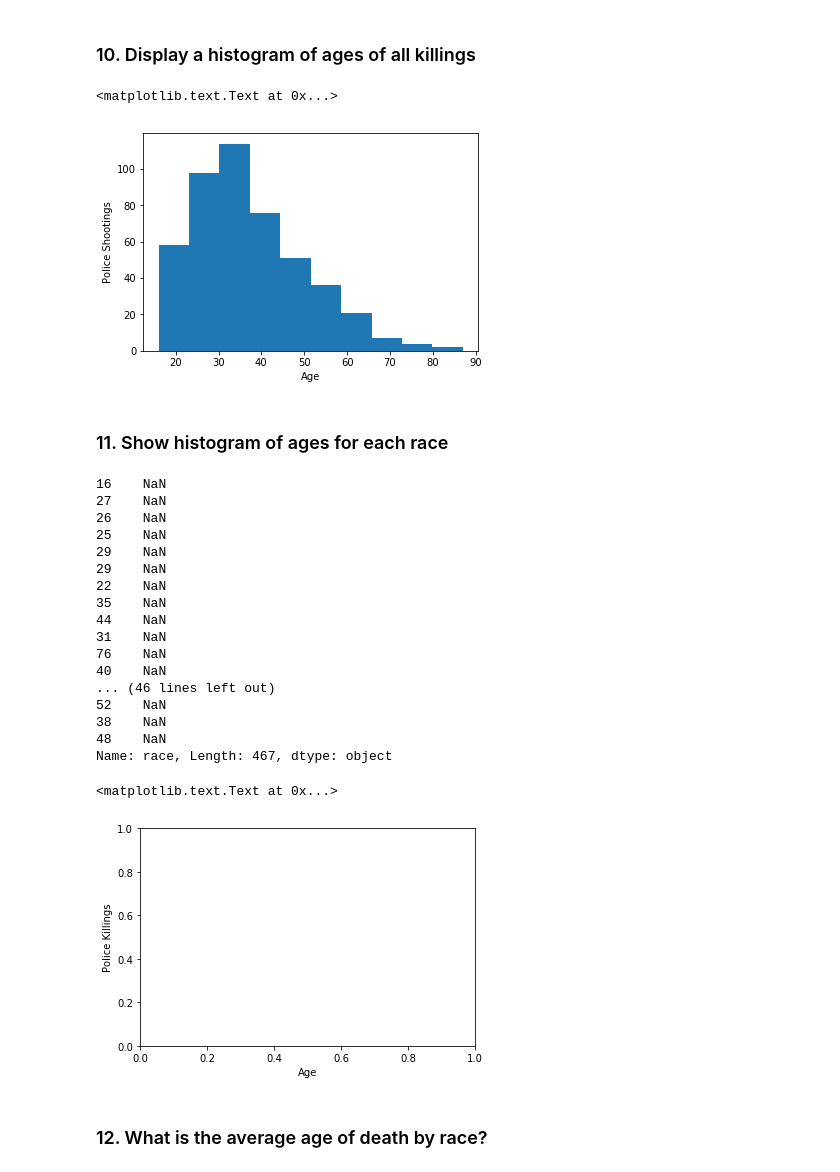
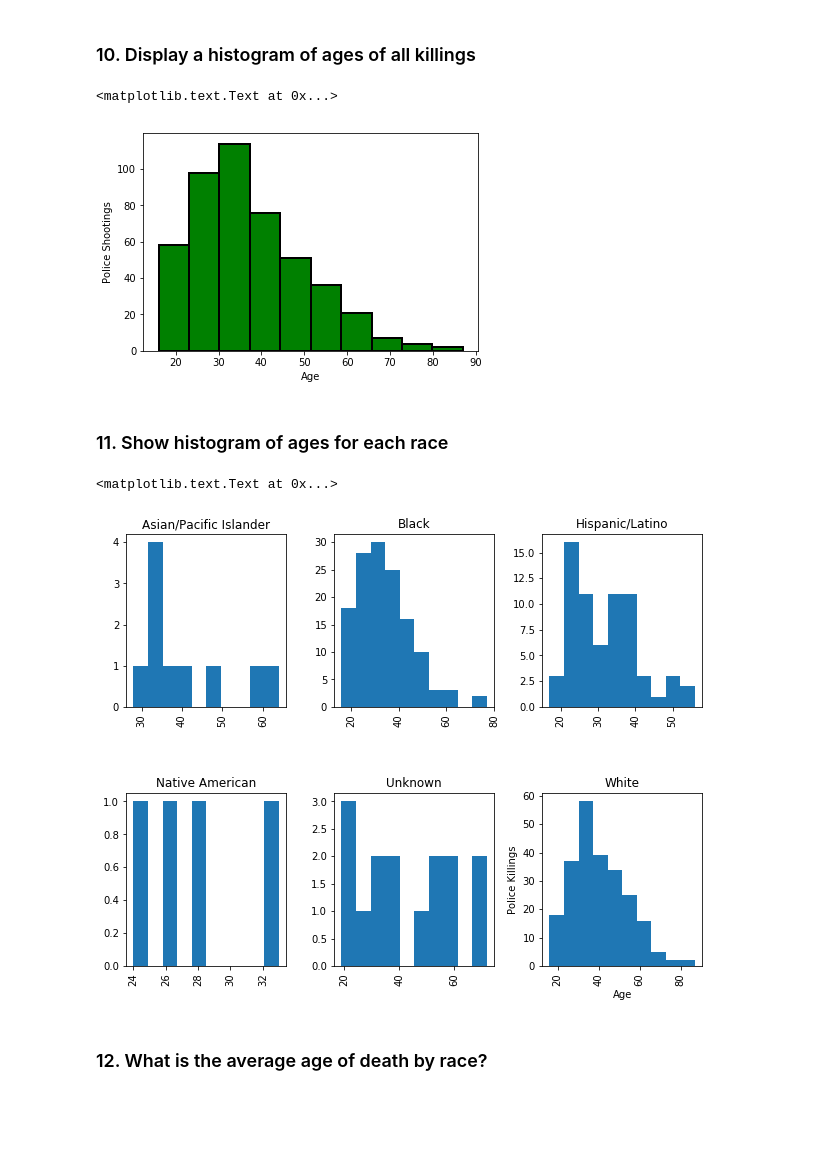
Before and after one commit to jshaunobryan/ga-ds-shauno, a Jupyter notebook: hw1.ipynb, the cells around one changed output. Cells and saved outputs as stored; diff of their text form; code cells hidden in the pictures; blank space fills up the shorter version.

```diff
--- a/hw1.ipynb
+++ b/hw1.ipynb
@@ -8,7 +8,7 @@ import matplotlib.pyplot as plt
 # %% [markdown]
 ## Section 1: Police Killings
 # %%
-killings = pd.read_csv('../data/police-killings.csv', index_col=[0])
+killings = pd.read_csv(r'C:\Users\user\ga-ds-shauno\data\police-killings.csv', index_col=[0])
 killings.head()
 # %% [output]
 |  | name | age | gender | raceethnicity | month | day | year | streetaddress | city | state | ... |
@@ -148,42 +148,30 @@ Name: race, dtype: int64
 # %% [markdown]
 ### 10. Display a histogram of ages of all killings
 # %%
-killings.age.plot(kind='hist')
+killings.age.plot(kind='hist',
+                  figsize=(6,4),
+                  color='green',
+                  ec='black',
+                  linewidth=2.0)
 
 plt.xlabel('Age')
 plt.ylabel('Police Shootings')
 # %% [output]
 <matplotlib.text.Text at 0x...>
-[figure, old version]
+[figure, new version]
 # %% [markdown]
 ### 11. Show histogram of ages for each race
 # %%
-killings.
-print ageRace
-#list(ageRace.columns.values)
-#ageRace.age.plot(kind='hist', by=ageRace['race'])
+killings.age.hist(by=killings.race,
+     figsize=(10,8),
+     bins=10,
+     layout=(2,3))
+
 plt.xlabel('Age')
 plt.ylabel('Police Killings')
 # %% [output]
-16    NaN
-27    NaN
-26    NaN
-25    NaN
-29    NaN
-29    NaN
-22    NaN
-35    NaN
-44    NaN
-31    NaN
-76    NaN
-40    NaN
-... (46 lines left out)
-52    NaN
-38    NaN
-48    NaN
-Name: race, Length: 467, dtype: object
+<matplotlib.text.Text at 0x...>
-<matplotlib.text.Text at 0x...>
-[figure, old version]
+[figure, new version]
 # %% [markdown]
 ### 12. What is the average age of death by race?
 # %%
```
Also changed, not shown: parts of 21 cells of this notebook, 59 other files.
